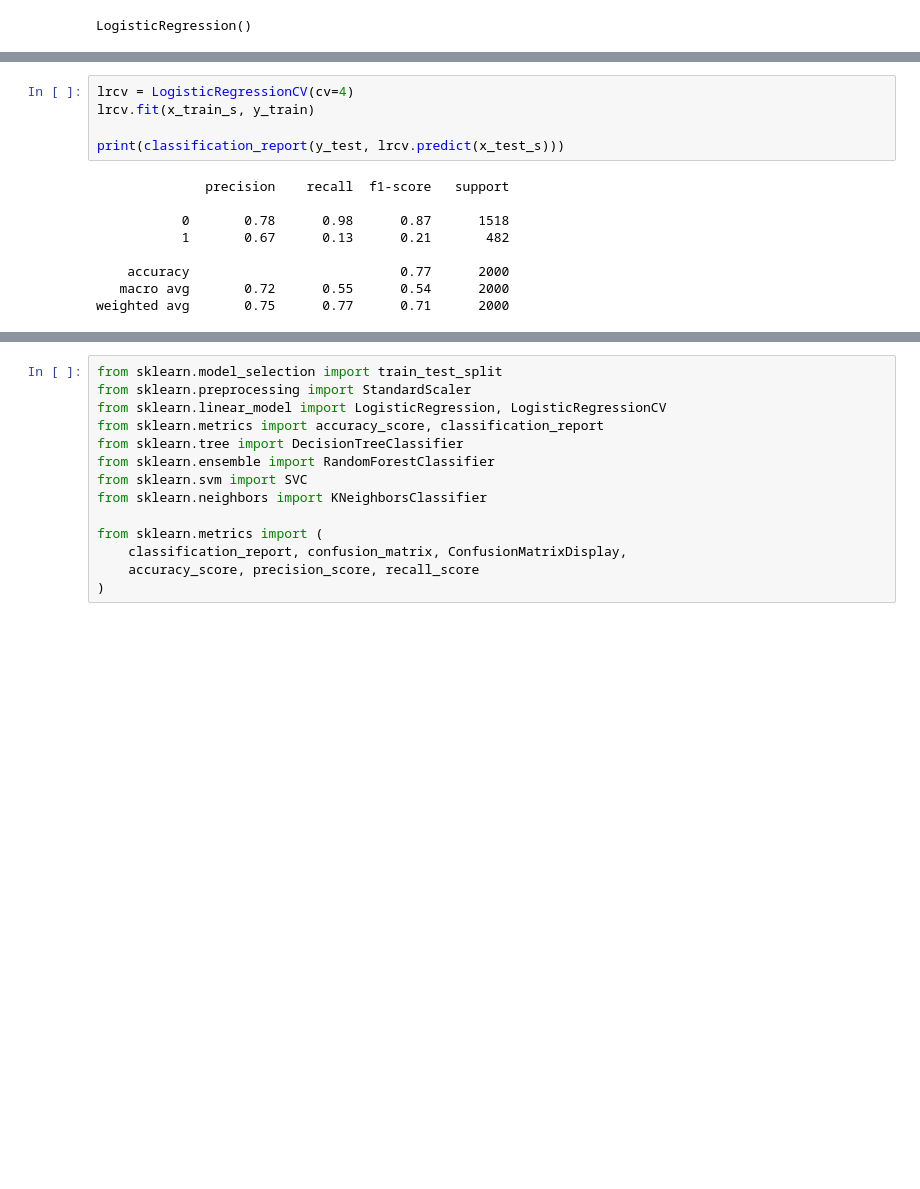
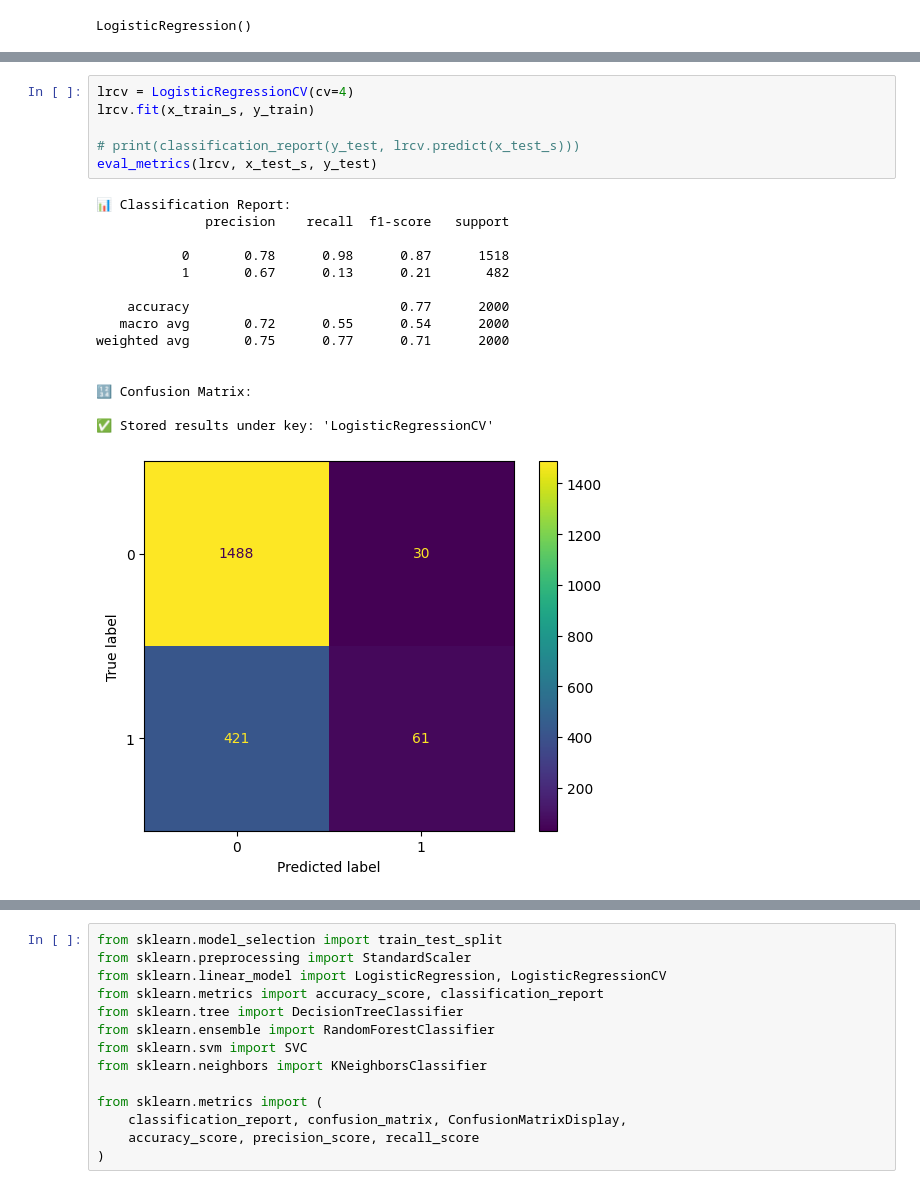
Before and after one commit to rizz045/Identifying_Presense_Of_Disease_In_Plants, a Jupyter notebook: Identifying_Presense_Of_Disease_In_Plants.ipynb, the cells around one changed output, grey strips where cells are left out. Drawn from its saved outputs; the diff is of its cells as text; blank space fills up the shorter version.

```diff
--- a/Identifying_Presense_Of_Disease_In_Plants.ipynb
+++ b/Identifying_Presense_Of_Disease_In_Plants.ipynb
@@ -206,17 +214,25 @@ weighted avg       0.75      0.77      0.71      2000
 # %%
 lrcv = LogisticRegressionCV(cv=4)
 lrcv.fit(x_train_s, y_train)
 
-print(classification_report(y_test, lrcv.predict(x_test_s)))
+# print(classification_report(y_test, lrcv.predict(x_test_s)))
+eval_metrics(lrcv, x_test_s, y_test)
 # %% [output]
+📊 Classification Report:
               precision    recall  f1-score   support
 
            0       0.78      0.98      0.87      1518
            1       0.67      0.13      0.21       482
 
     accuracy                           0.77      2000
    macro avg       0.72      0.55      0.54      2000
 weighted avg       0.75      0.77      0.71      2000
+
+
+🔢 Confusion Matrix:
+
+✅ Stored results under key: 'LogisticRegressionCV'
+[figure, added]
 # %%
 from sklearn.tree import DecisionTreeClassifier
 
```
Also changed, not shown: parts of 6 cells of this notebook.
